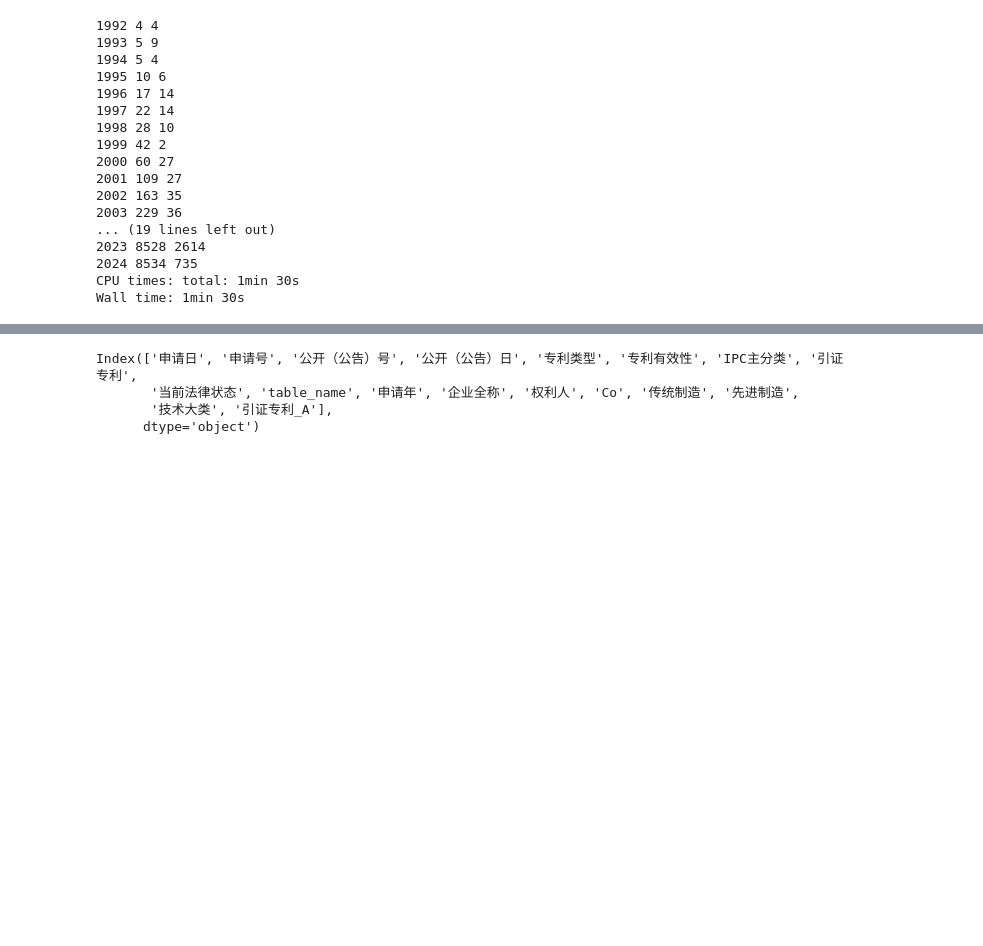
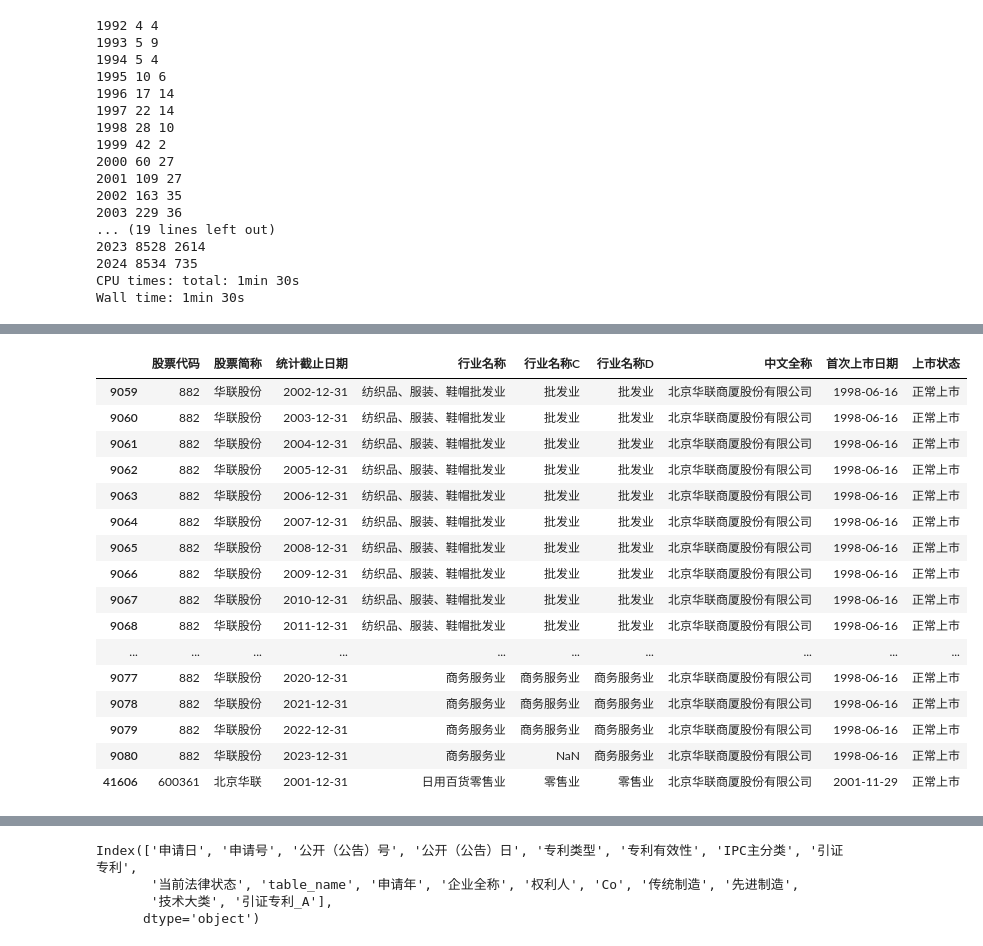
Before and after one commit to ideatechresearch/patent_invest, a Jupyter notebook: 制造业融资专利技术相似性 .ipynb, the cells around one changed output, grey strips where cells are left out. Saved outputs shown, nothing was run; the diff lists cells and outputs as text; code cells hidden in the pictures; blank space fills up the shorter version.

```diff
--- a/制造业融资专利技术相似性 .ipynb
+++ b/制造业融资专利技术相似性 .ipynb
@@ -728,0 +777,5 @@ Wall time: 1min 30s
+# %%
+stk_listed=pd.read_excel('data/STK_LISTEDCOINFOANL.xlsx',skiprows=[0,2],usecols=['股票代码', '股票简称', '统计截止日期','中文全称','首次上市日期','上市状态','行业名称','行业名称C',
+       '行业名称D'])
+stk_listed['首次上市日期']=pd.to_datetime(stk_listed['首次上市日期'])
+stk_listed['统计截止日期']=pd.to_datetime(stk_listed['统计截止日期'])
@@ -728,0 +823,20 @@ Wall time: 1min 30s
+# %%
+stk_listed.loc[stk_listed.中文全称=='北京华联商厦股份有限公司']
+# %% [output]
+|  | 股票代码 | 股票简称 | 统计截止日期 | 行业名称 | 行业名称C | 行业名称D | 中文全称 | 首次上市日期 | 上市状态 |
+| 9059 | 882 | 华联股份 | 2002-12-31 | 纺织品、服装、鞋帽批发业 | 批发业 | 批发业 | 北京华联商厦股份有限公司 | 1998-06-16 | 正常上市 |
+| 9060 | 882 | 华联股份 | 2003-12-31 | 纺织品、服装、鞋帽批发业 | 批发业 | 批发业 | 北京华联商厦股份有限公司 | 1998-06-16 | 正常上市 |
+| 9061 | 882 | 华联股份 | 2004-12-31 | 纺织品、服装、鞋帽批发业 | 批发业 | 批发业 | 北京华联商厦股份有限公司 | 1998-06-16 | 正常上市 |
+| 9062 | 882 | 华联股份 | 2005-12-31 | 纺织品、服装、鞋帽批发业 | 批发业 | 批发业 | 北京华联商厦股份有限公司 | 1998-06-16 | 正常上市 |
+| 9063 | 882 | 华联股份 | 2006-12-31 | 纺织品、服装、鞋帽批发业 | 批发业 | 批发业 | 北京华联商厦股份有限公司 | 1998-06-16 | 正常上市 |
+| 9064 | 882 | 华联股份 | 2007-12-31 | 纺织品、服装、鞋帽批发业 | 批发业 | 批发业 | 北京华联商厦股份有限公司 | 1998-06-16 | 正常上市 |
+| 9065 | 882 | 华联股份 | 2008-12-31 | 纺织品、服装、鞋帽批发业 | 批发业 | 批发业 | 北京华联商厦股份有限公司 | 1998-06-16 | 正常上市 |
+| 9066 | 882 | 华联股份 | 2009-12-31 | 纺织品、服装、鞋帽批发业 | 批发业 | 批发业 | 北京华联商厦股份有限公司 | 1998-06-16 | 正常上市 |
+| 9067 | 882 | 华联股份 | 2010-12-31 | 纺织品、服装、鞋帽批发业 | 批发业 | 批发业 | 北京华联商厦股份有限公司 | 1998-06-16 | 正常上市 |
+| 9068 | 882 | 华联股份 | 2011-12-31 | 纺织品、服装、鞋帽批发业 | 批发业 | 批发业 | 北京华联商厦股份有限公司 | 1998-06-16 | 正常上市 |
+| ... | ... | ... | ... | ... | ... | ... | ... | ... | ... |
+| 9077 | 882 | 华联股份 | 2020-12-31 | 商务服务业 | 商务服务业 | 商务服务业 | 北京华联商厦股份有限公司 | 1998-06-16 | 正常上市 |
+| 9078 | 882 | 华联股份 | 2021-12-31 | 商务服务业 | 商务服务业 | 商务服务业 | 北京华联商厦股份有限公司 | 1998-06-16 | 正常上市 |
+| 9079 | 882 | 华联股份 | 2022-12-31 | 商务服务业 | 商务服务业 | 商务服务业 | 北京华联商厦股份有限公司 | 1998-06-16 | 正常上市 |
+| 9080 | 882 | 华联股份 | 2023-12-31 | 商务服务业 | NaN | 商务服务业 | 北京华联商厦股份有限公司 | 1998-06-16 | 正常上市 |
+| 41606 | 600361 | 北京华联 | 2001-12-31 | 日用百货零售业 | 零售业 | 零售业 | 北京华联商厦股份有限公司 | 2001-11-29 | 正常上市 |
```
Also changed, not shown: parts of 79 cells of this notebook, 13 other files.
